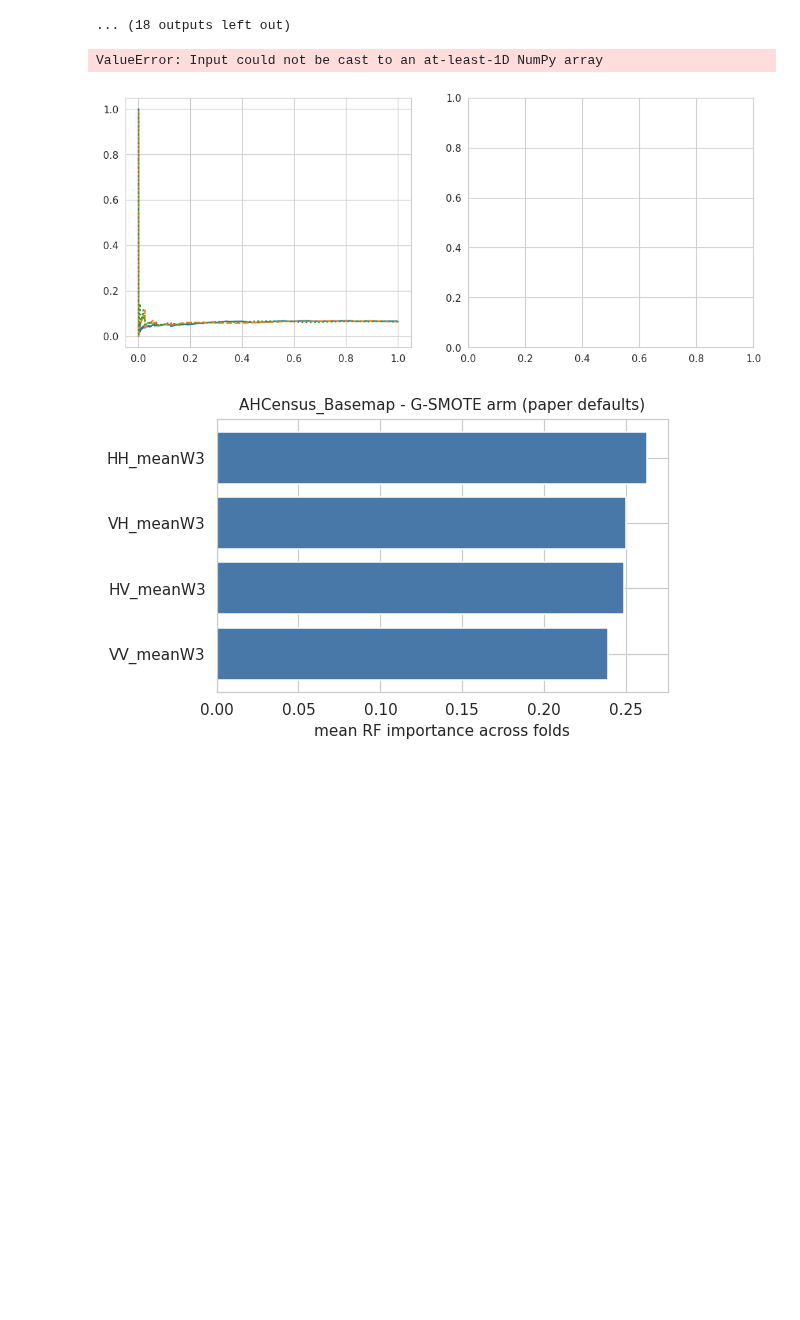
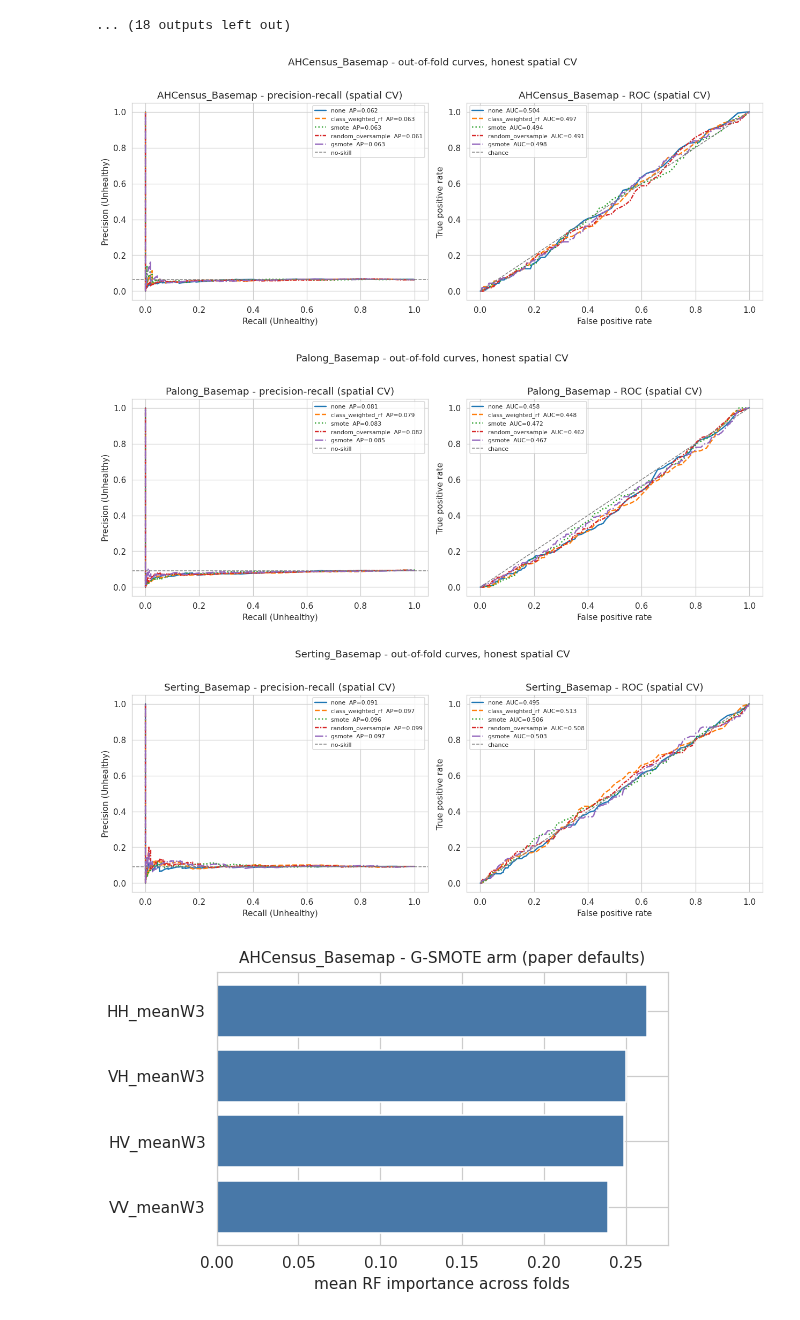
Before and after one commit to Leejames2305/SAR-OilPalm-Detection, a Jupyter notebook: misc/notebook/POC_AHCensus_RF_GSMOTE.ipynb, the cells around one changed output. Cells and saved outputs as stored; diff of their text form; code cells hidden in the pictures; blank space fills up the shorter version.

Commit message:
fix: PR-ROC Curves on AHCensus POC

```diff
--- a/misc/notebook/POC_AHCensus_RF_GSMOTE.ipynb
+++ b/misc/notebook/POC_AHCensus_RF_GSMOTE.ipynb
@@ -1609,6 +1678,7 @@ annotations are counts with row-percentages, matching the previous POC so the tw
 compared side by side.
 # %%
 # =========================== 8.1 confusion matrices ===========================
+OOF = ensure_oof()          # rebuilds from disk if the kernel was restarted
 CLASS_LABELS = ["Healthy", "Unhealthy"]
 
 
@@ -1655,10 +1725,24 @@ for (loc, sampler, cv_kind), res in sorted(OOF.items()):
 ... (18 outputs left out)
 # %%
 # =========================== 8.2 PR + ROC curves ===========================
+OOF = ensure_oof()          # rebuilds from disk if the kernel was restarted
+
+# NOTE: the linestyle is passed as the `linestyle=` KEYWORD, never as a positional
+# format string. `random_oversample` uses a custom dash tuple, and matplotlib would
+# interpret a positional tuple as a data array ("Input could not be cast to an
+# at-least-1D NumPy array"), so every arm uses the keyword form for consistency.
 _ARMS = [("none", "-"), ("class_weighted_rf", "--"), ("smote", ":"),
          ("random_oversample", (0, (3, 1, 1, 1))), ("gsmote", "-.")]
 
 _CURVE_METRICS = {key: compute_metrics(res) for key, res in OOF.items()}
+
+
+def _plot_curve(ax, xs, ys, ls, **kw):
+    """Draw one curve, never letting a single arm abort the whole figure."""
+    try:
+        ax.plot(xs, ys, linestyle=ls, lw=1.6, **kw)
+    except Exception as exc:
+        print(f"    !! could not draw this arm ({type(exc).__name__}: {exc})")
 
 for loc in DATASETS_RAW:
     fig, axes = plt.subplots(1, 2, figsize=(11.5, 4.6))
@@ -1667,38 +1751,39 @@ for loc in DATASETS_RAW:
     for sampler, ls in _ARMS:
         res = OOF.get((loc, sampler, "spatial"))
         if res is None:
             continue
         pr, rc, _ = precision_recall_curve(res["y_true"], res["y_prob"])
-        ax.plot(rc, pr, ls, lw=1.6,
-                label=f"{sampler}  AP={_CURVE_METRICS[(loc, sampler, 'spatial')]['pr_auc']:.3f}")
+        _plot_curve(ax, rc, pr, ls, label=f"{sampler}  "
+                    f"AP={_CURVE_METRICS[(loc, sampler, 'spatial')]['pr_auc']:.3f}")
     ax.axhline(float((DATASETS_RAW[loc]["Class"] == POSITIVE_CLASS).mean()), color="grey",
                lw=1, ls="--", label="no-skill")
     ax.set_xlabel("Recall (Unhealthy)")
     ax.set_ylabel("Precision (Unhealthy)")
     ax.set_title(f"{loc} - precision-recall (spatial CV)")
     ax.legend(fontsize=7)
 
     ax = axes[1]
     for sampler, ls in _ARMS:
         res = OOF.get((loc, sampler, "spatial"))
         if res is None:
             continue
         fpr, tpr, _ = roc_curve(res["y_true"], res["y_prob"])
-        ax.plot(fpr, tpr, ls, lw=1.6,
-                label=f"{sampler}  AUC={_CURVE_METRICS[(loc, sampler, 'spatial')]['roc_auc']:.3f}")
+        _plot_curve(ax, fpr, tpr, ls, label=f"{sampler}  "
+                    f"AUC={_CURVE_METRICS[(loc, sampler, 'spatial')]['roc_auc']:.3f}")
     ax.plot([0, 1], [0, 1], color="grey", lw=1, ls="--", label="chance")
     ax.set_xlabel("False positive rate")
     ax.set_ylabel("True positive rate")
     ax.set_title(f"{loc} - ROC (spatial CV)")
     ax.legend(fontsize=7)
 
     fig.suptitle(f"{loc} - out-of-fold curves, honest spatial CV", y=1.02)
     fig.tight_layout()
     fig.savefig(os.path.join(PLOTS_DIR, f"curves_{loc}.png"), dpi=140, bbox_inches="tight")
     plt.show()
     plt.close(fig)
 # %% [output]
-ValueError: Input could not be cast to an at-least-1D NumPy array
-[figure, old version]
+[figure, new version]
+[figure, added]
+[figure, added]
 # %%
 # =========================== 8.3 RF feature importance ===========================
```
Also changed, not shown: parts of 4 cells of this notebook.
